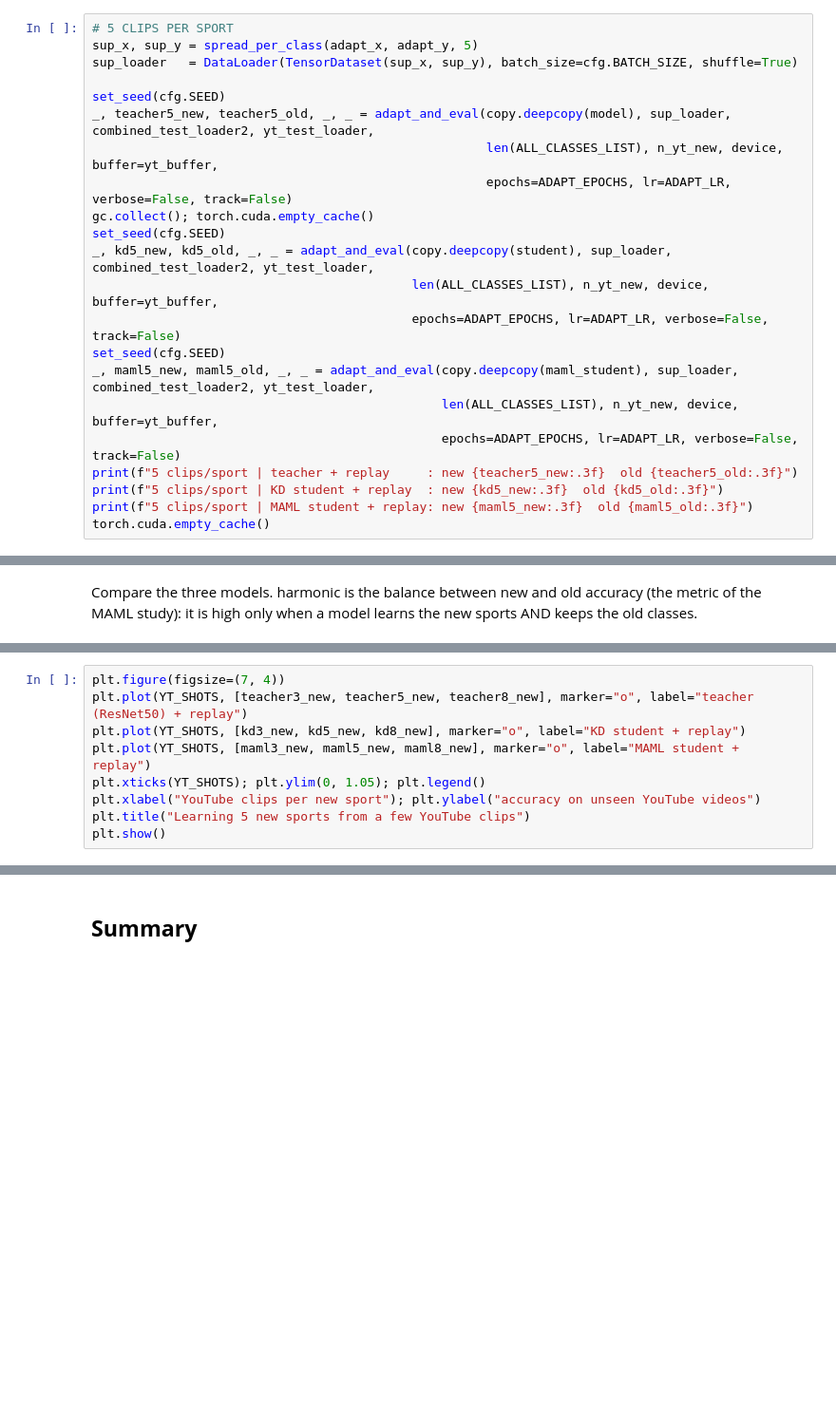
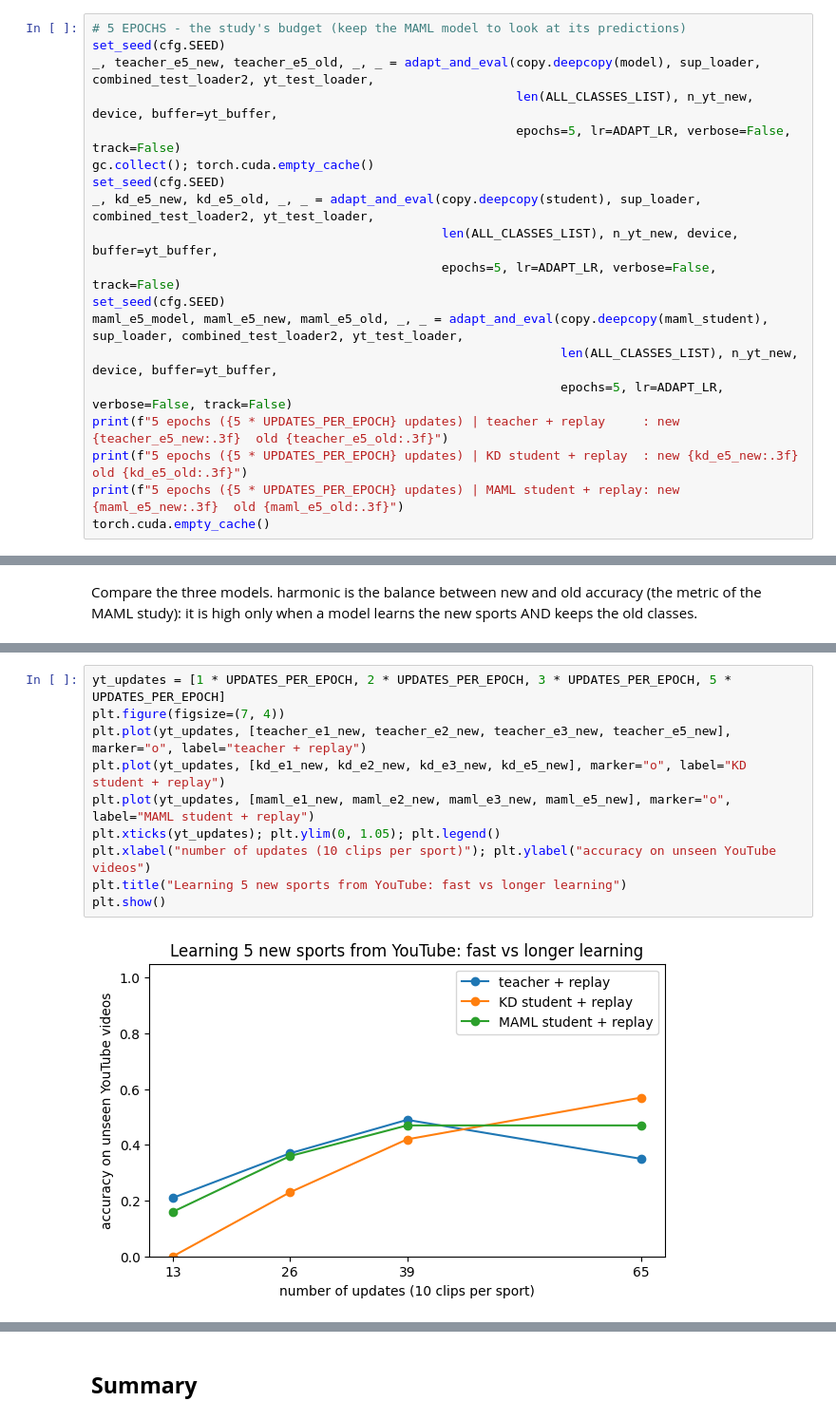
Before and after one commit to silvergjeka22/Unified-Lifelong-Action-Learning, a Jupyter notebook: notebooks/ULAL.ipynb, the cells around one changed output, grey strips where cells are left out. Shown at 95% size. Cells and saved outputs as stored; diff of their text form; blank space fills up the shorter version.

```diff
--- a/notebooks/ULAL.ipynb
+++ b/notebooks/ULAL.ipynb
@@ -547,22 +660,19 @@ torch.cuda.empty_cache()
 # %%
-# 5 CLIPS PER SPORT
-sup_x, sup_y = spread_per_class(adapt_x, adapt_y, 5)
-sup_loader   = DataLoader(TensorDataset(sup_x, sup_y), batch_size=cfg.BATCH_SIZE, shuffle=True)
-
+# 5 EPOCHS - the study's budget (keep the MAML model to look at its predictions)
 set_seed(cfg.SEED)
-_, teacher5_new, teacher5_old, _, _ = adapt_and_eval(copy.deepcopy(model), sup_loader, combined_test_loader2, yt_test_loader,
-                                                     len(ALL_CLASSES_LIST), n_yt_new, device, buffer=yt_buffer,
-                                                     epochs=ADAPT_EPOCHS, lr=ADAPT_LR, verbose=False, track=False)
+_, teacher_e5_new, teacher_e5_old, _, _ = adapt_and_eval(copy.deepcopy(model), sup_loader, combined_test_loader2, yt_test_loader,
+                                                         len(ALL_CLASSES_LIST), n_yt_new, device, buffer=yt_buffer,
+                                                         epochs=5, lr=ADAPT_LR, verbose=False, track=False)
 gc.collect(); torch.cuda.empty_cache()
 set_seed(cfg.SEED)
-_, kd5_new, kd5_old, _, _ = adapt_and_eval(copy.deepcopy(student), sup_loader, combined_test_loader2, yt_test_loader,
-                                           len(ALL_CLASSES_LIST), n_yt_new, device, buffer=yt_buffer,
-                                           epochs=ADAPT_EPOCHS, lr=ADAPT_LR, verbose=False, track=False)
+_, kd_e5_new, kd_e5_old, _, _ = adapt_and_eval(copy.deepcopy(student), sup_loader, combined_test_loader2, yt_test_loader,
+                                               len(ALL_CLASSES_LIST), n_yt_new, device, buffer=yt_buffer,
+                                               epochs=5, lr=ADAPT_LR, verbose=False, track=False)
 set_seed(cfg.SEED)
-_, maml5_new, maml5_old, _, _ = adapt_and_eval(copy.deepcopy(maml_student), sup_loader, combined_test_loader2, yt_test_loader,
-                                               len(ALL_CLASSES_LIST), n_yt_new, device, buffer=yt_buffer,
-                                               epochs=ADAPT_EPOCHS, lr=ADAPT_LR, verbose=False, track=False)
-print(f"5 clips/sport | teacher + replay     : new {teacher5_new:.3f}  old {teacher5_old:.3f}")
-print(f"5 clips/sport | KD student + replay  : new {kd5_new:.3f}  old {kd5_old:.3f}")
-print(f"5 clips/sport | MAML student + replay: new {maml5_new:.3f}  old {maml5_old:.3f}")
+maml_e5_model, maml_e5_new, maml_e5_old, _, _ = adapt_and_eval(copy.deepcopy(maml_student), sup_loader, combined_test_loader2, yt_test_loader,
+                                                               len(ALL_CLASSES_LIST), n_yt_new, device, buffer=yt_buffer,
+                                                               epochs=5, lr=ADAPT_LR, verbose=False, track=False)
+print(f"5 epochs ({5 * UPDATES_PER_EPOCH} updates) | teacher + replay     : new {teacher_e5_new:.3f}  old {teacher_e5_old:.3f}")
+print(f"5 epochs ({5 * UPDATES_PER_EPOCH} updates) | KD student + replay  : new {kd_e5_new:.3f}  old {kd_e5_old:.3f}")
+print(f"5 epochs ({5 * UPDATES_PER_EPOCH} updates) | MAML student + replay: new {maml_e5_new:.3f}  old {maml_e5_old:.3f}")
 torch.cuda.empty_cache()
@@ -610,10 +719,13 @@ Accuracy on the unseen YouTube videos as the number of learning clips grows.
 # %%
+yt_updates = [1 * UPDATES_PER_EPOCH, 2 * UPDATES_PER_EPOCH, 3 * UPDATES_PER_EPOCH, 5 * UPDATES_PER_EPOCH]
 plt.figure(figsize=(7, 4))
-plt.plot(YT_SHOTS, [teacher3_new, teacher5_new, teacher8_new], marker="o", label="teacher (ResNet50) + replay")
-plt.plot(YT_SHOTS, [kd3_new, kd5_new, kd8_new], marker="o", label="KD student + replay")
-plt.plot(YT_SHOTS, [maml3_new, maml5_new, maml8_new], marker="o", label="MAML student + replay")
-plt.xticks(YT_SHOTS); plt.ylim(0, 1.05); plt.legend()
-plt.xlabel("YouTube clips per new sport"); plt.ylabel("accuracy on unseen YouTube videos")
-plt.title("Learning 5 new sports from a few YouTube clips")
+plt.plot(yt_updates, [teacher_e1_new, teacher_e2_new, teacher_e3_new, teacher_e5_new], marker="o", label="teacher + replay")
+plt.plot(yt_updates, [kd_e1_new, kd_e2_new, kd_e3_new, kd_e5_new], marker="o", label="KD student + replay")
+plt.plot(yt_updates, [maml_e1_new, maml_e2_new, maml_e3_new, maml_e5_new], marker="o", label="MAML student + replay")
+plt.xticks(yt_updates); plt.ylim(0, 1.05); plt.legend()
+plt.xlabel("number of updates (10 clips per sport)"); plt.ylabel("accuracy on unseen YouTube videos")
+plt.title("Learning 5 new sports from YouTube: fast vs longer learning")
 plt.show()
+# %% [output]
+[figure, added]
 # %% [markdown]
```
Also changed, not shown: parts of 31 cells of this notebook.
